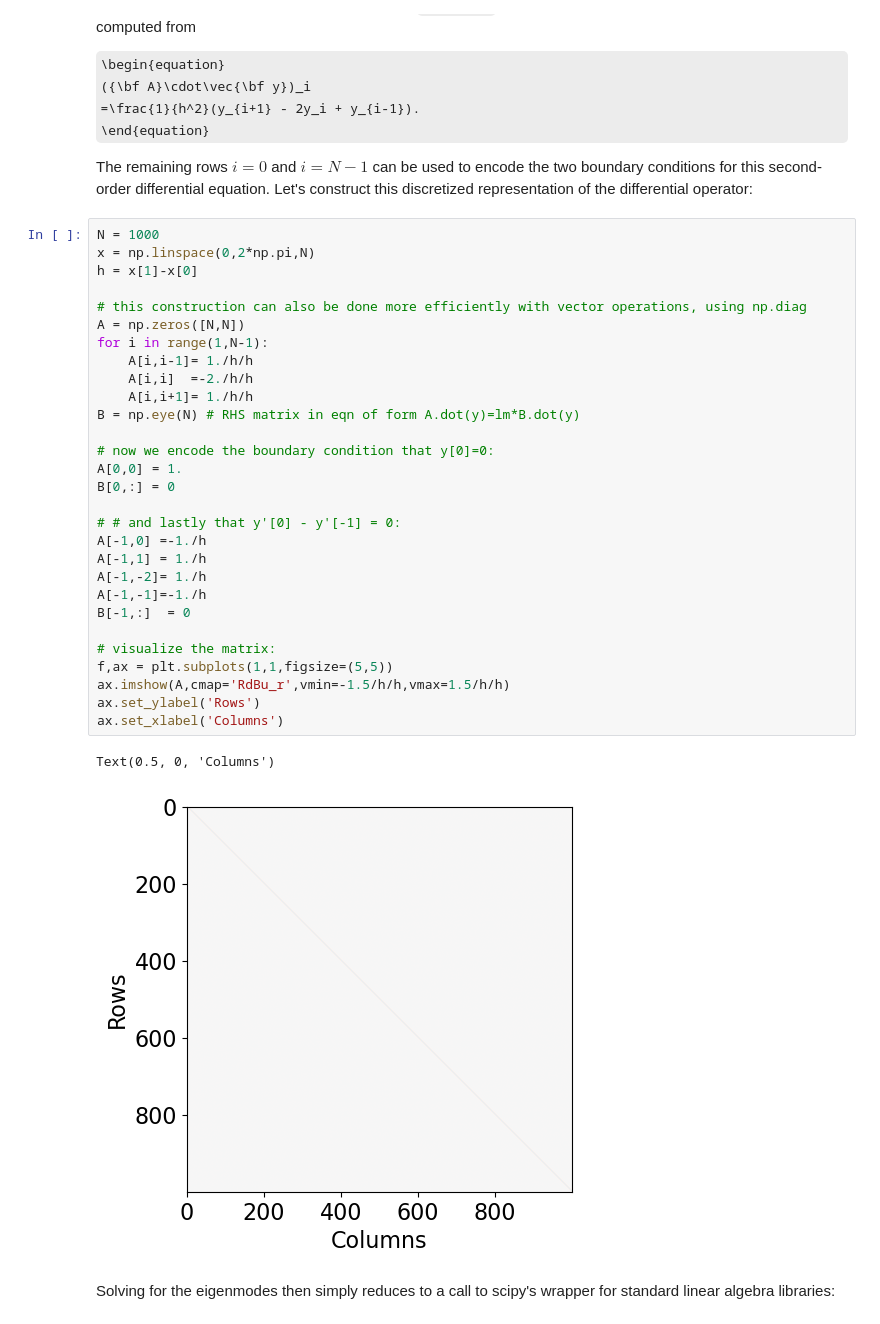
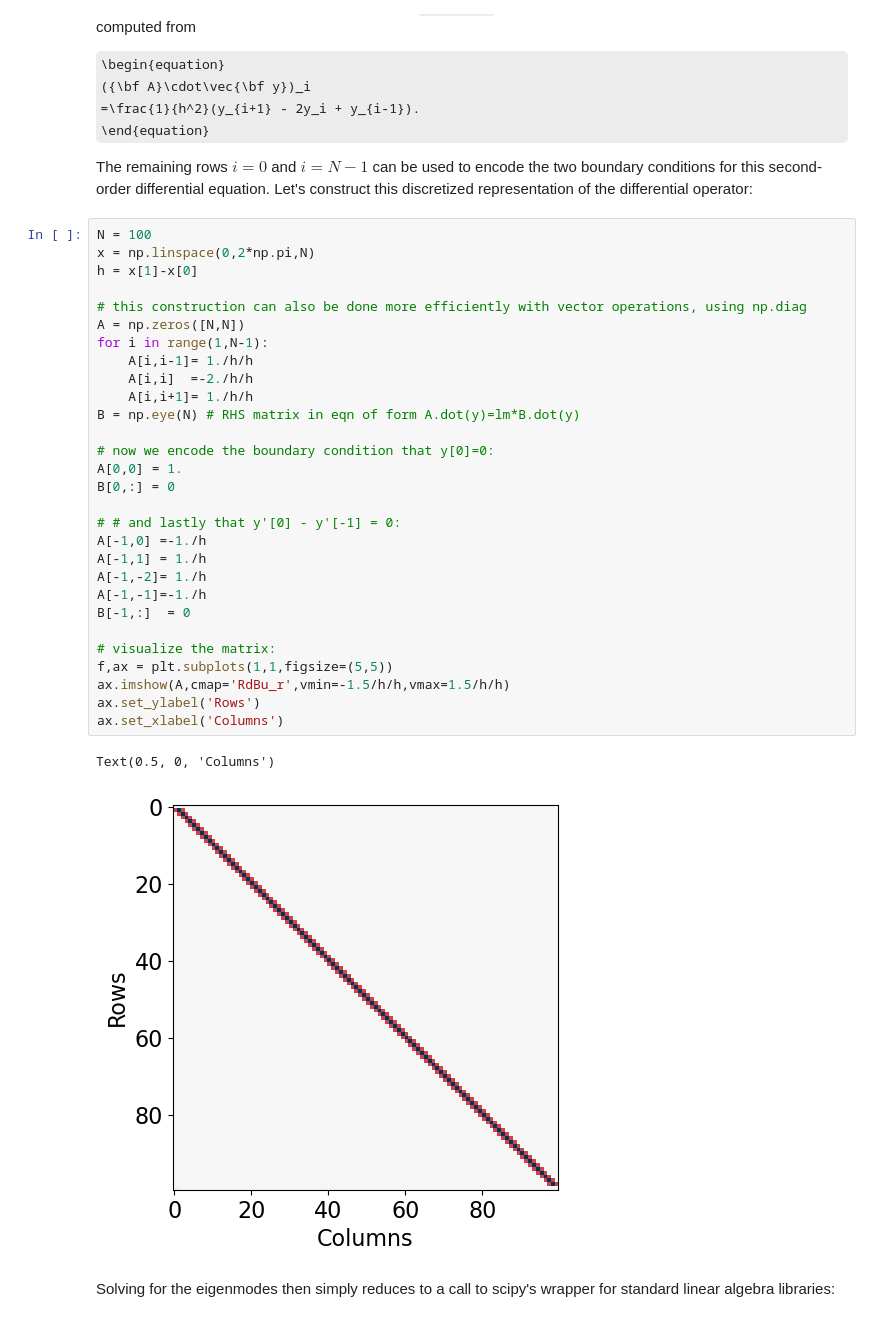
Before and after one commit to CITA/CTA200H, a Jupyter notebook: lecture_4_numerical_python/5_boundary_value_problems.ipynb, the cells around one changed output. Drawn from its saved outputs; the diff is of its cells as text; some formulas as TeX source.

```diff
--- a/lecture_4_numerical_python/5_boundary_value_problems.ipynb
+++ b/lecture_4_numerical_python/5_boundary_value_problems.ipynb
@@ -156,37 +156,37 @@ where $h$ is the grid-spacing. The interior rows of ${\bf A}$ with indices $i>0$
 
 The remaining rows $i=0$ and $i=N-1$ can be used to encode the two boundary conditions for this second-order differential equation. Let's construct this discretized representation of the differential operator:
 # %%
-N = 1000
+N = 100
 x = np.linspace(0,2*np.pi,N)
 h = x[1]-x[0]
 
 # this construction can also be done more efficiently with vector operations, using np.diag
 A = np.zeros([N,N])
 for i in range(1,N-1):
     A[i,i-1]= 1./h/h
     A[i,i]  =-2./h/h
     A[i,i+1]= 1./h/h
 B = np.eye(N) # RHS matrix in eqn of form A.dot(y)=lm*B.dot(y)
 
 # now we encode the boundary condition that y[0]=0:
 A[0,0] = 1.
 B[0,:] = 0
 
 # # and lastly that y'[0] - y'[-1] = 0:
 A[-1,0] =-1./h
 A[-1,1] = 1./h
 A[-1,-2]= 1./h
 A[-1,-1]=-1./h
 B[-1,:]  = 0
 
 # visualize the matrix:
 f,ax = plt.subplots(1,1,figsize=(5,5))
 ax.imshow(A,cmap='RdBu_r',vmin=-1.5/h/h,vmax=1.5/h/h)
 ax.set_ylabel('Rows')
 ax.set_xlabel('Columns')
 # %% [output]
 Text(0.5, 0, 'Columns')
-[figure, old version]
+[figure, new version]
 # %% [markdown]
 Solving for the eigenmodes then simply reduces to a call to scipy's wrapper for standard linear algebra libraries:
 # %%
```
Also changed, not shown: parts of 1 cell of this notebook, 5 other files.
